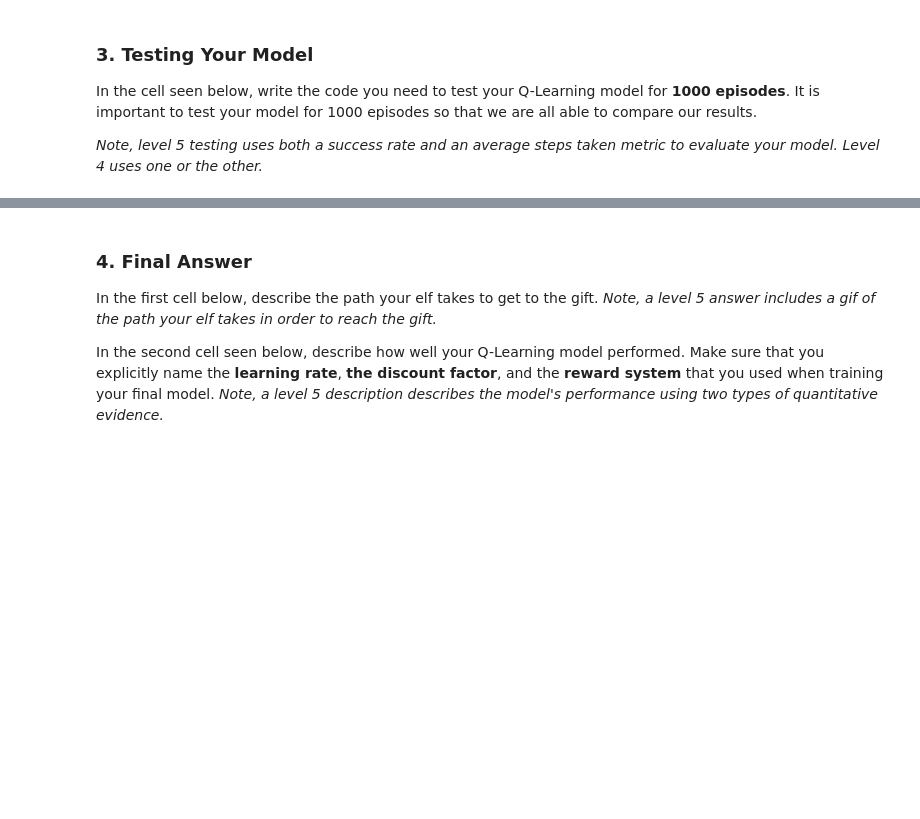
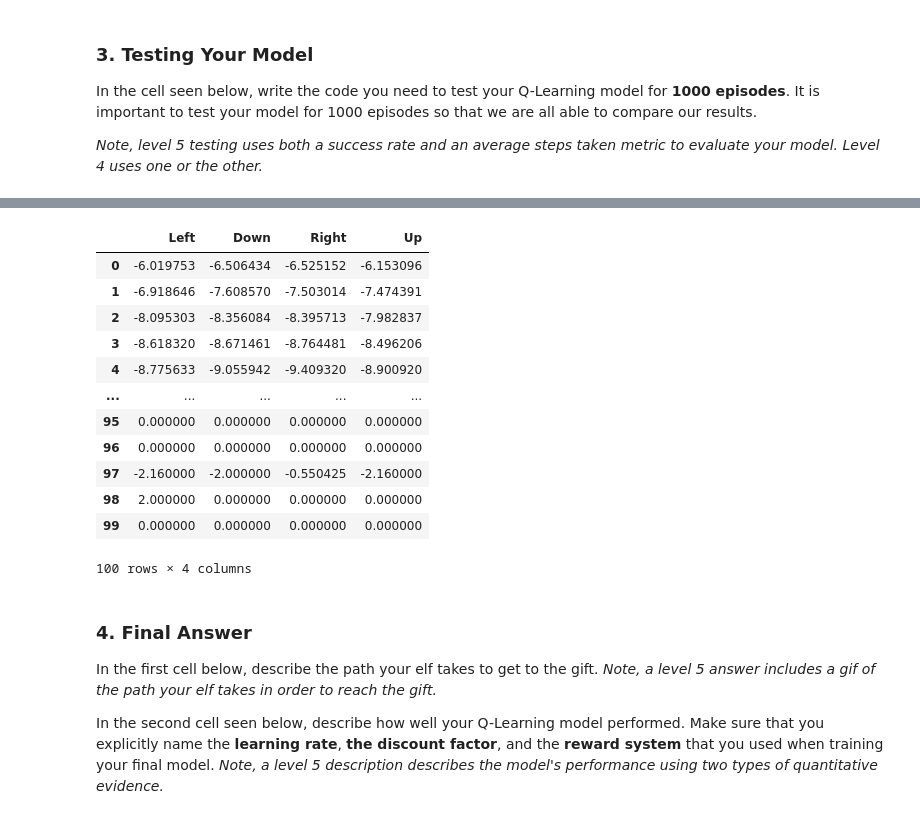
Before and after one commit to Asiandra/ML, a Jupyter notebook: Maze/RFP 3.ipynb, the cells around one changed output, grey strips where cells are left out. Drawn from its saved outputs; the diff is of its cells as text; code cells hidden in the pictures; blank space fills up the shorter version.

```diff
--- a/Maze/RFP 3.ipynb
+++ b/Maze/RFP 3.ipynb
@@ -168,3 +171,19 @@ plt.show()
+# %%
+df
+# %% [output]
+|  | Left | Down | Right | Up |
+| 0 | -6.019753 | -6.506434 | -6.525152 | -6.153096 |
+| 1 | -6.918646 | -7.608570 | -7.503014 | -7.474391 |
+| 2 | -8.095303 | -8.356084 | -8.395713 | -7.982837 |
+| 3 | -8.618320 | -8.671461 | -8.764481 | -8.496206 |
+| 4 | -8.775633 | -9.055942 | -9.409320 | -8.900920 |
+| ... | ... | ... | ... | ... |
+| 95 | 0.000000 | 0.000000 | 0.000000 | 0.000000 |
+| 96 | 0.000000 | 0.000000 | 0.000000 | 0.000000 |
+| 97 | -2.160000 | -2.000000 | -0.550425 | -2.160000 |
+| 98 | 2.000000 | 0.000000 | 0.000000 | 0.000000 |
+| 99 | 0.000000 | 0.000000 | 0.000000 | 0.000000 |
+100 rows × 4 columns
 # %% [markdown]
 ### 4. Final Answer
 In the first cell below, describe the path your elf takes to get to the gift. *Note, a level 5 answer includes a gif of the path your elf takes in order to reach the gift.*
```
Also changed, not shown: parts of 5 cells of this notebook.
